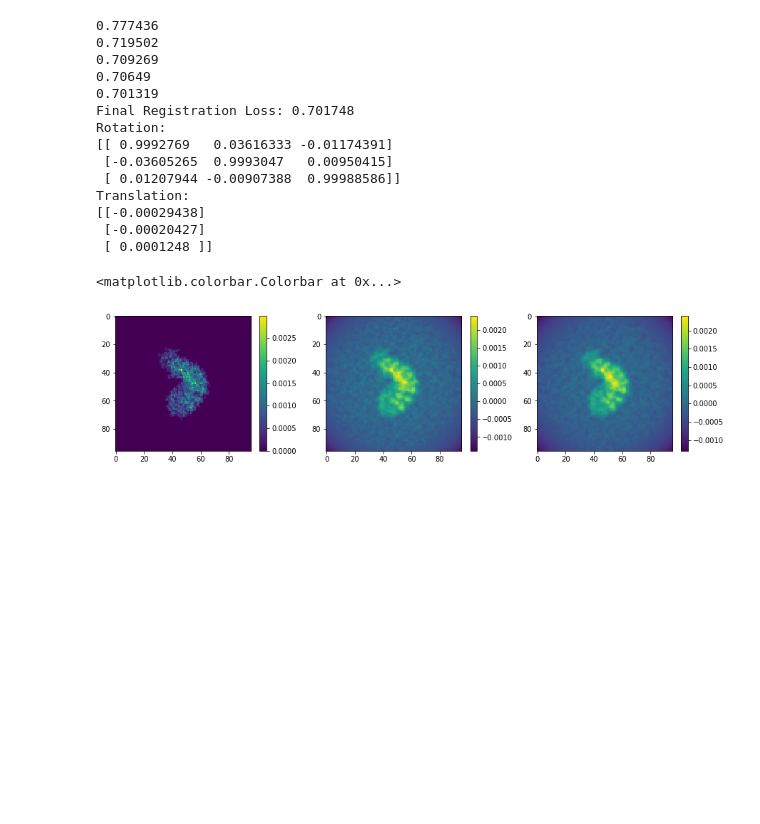
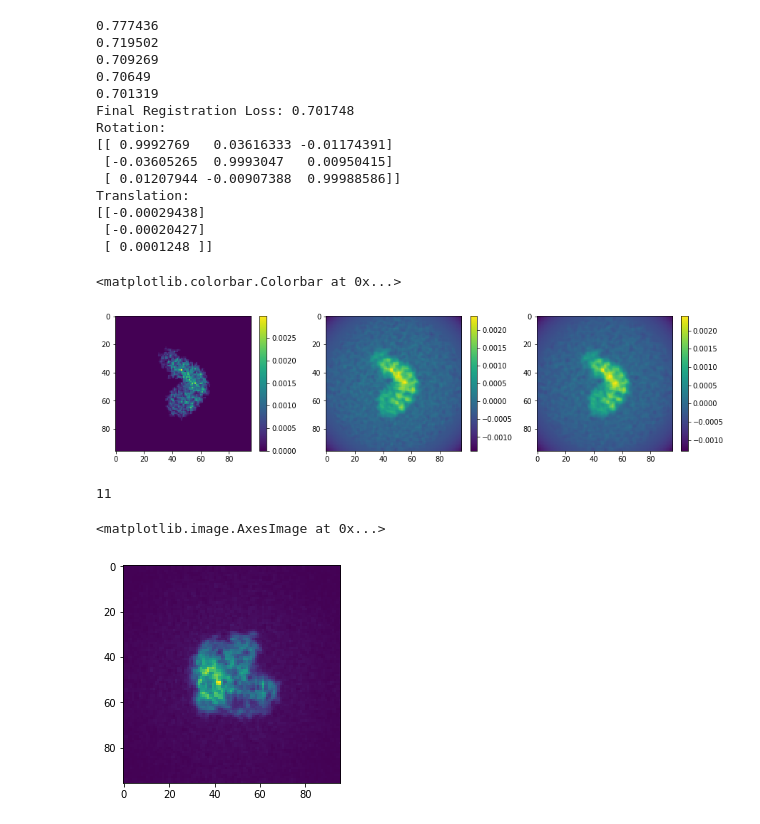
Before and after one commit to SebLu1/SingleParticleAnalysis, a Jupyter notebook: ExploreData.ipynb, the cells around one changed output. Drawn from its saved outputs; the diff is of its cells as text; code cells hidden in the pictures; blank space fills up the shorter version.

```diff
--- a/ExploreData.ipynb
+++ b/ExploreData.ipynb
@@ -449,0 +452,16 @@ plt.colorbar()
+# %%
+l = st.split('_')
+for det in l:
+    if det[0:2]=='it':
+        it = det[2:5]
+print(int(it))
+# %% [output]
+11
+# %%
+with mrcfile.open('/local/scratch/public/sl767/MRC_Data/Data_002_10k/ValidateExternal/Iteration_7.mrc') as mrc:
+    comp = mrc.data
+# %%
+plt.imshow(comp.mean(axis=-1))
+# %% [output]
+<matplotlib.image.AxesImage at 0x...>
+[figure, added]
```
Also changed, not shown: parts of 1 cell of this notebook, 23 other files.
